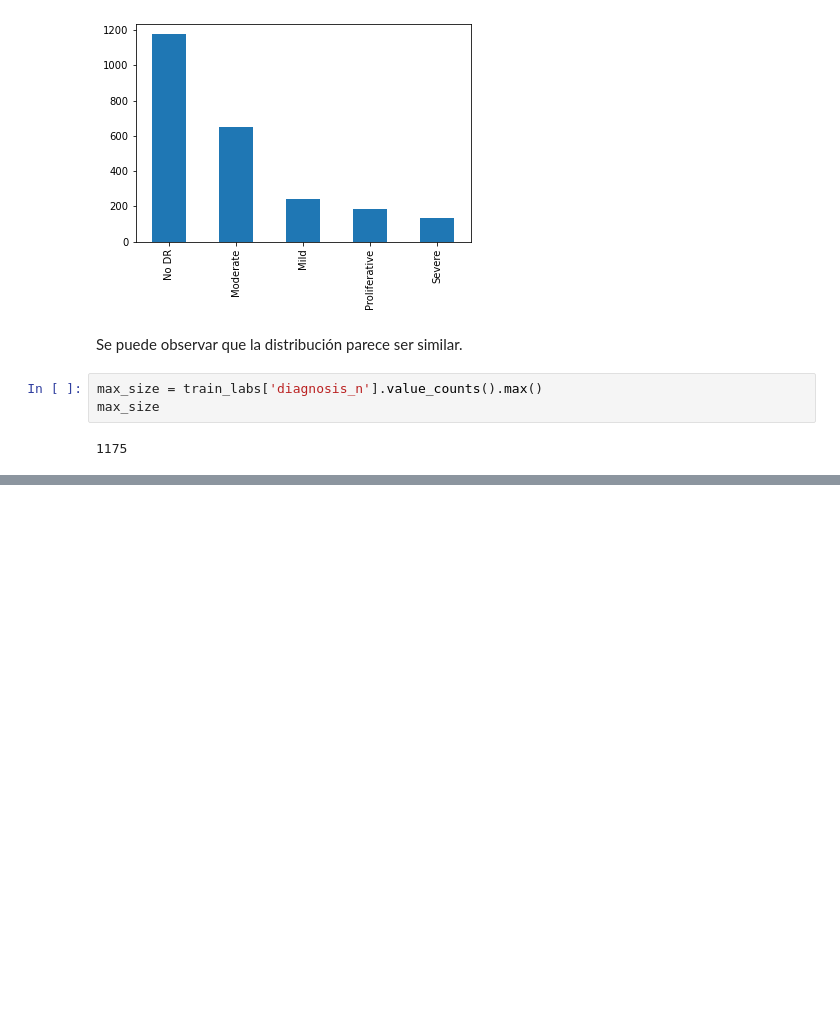
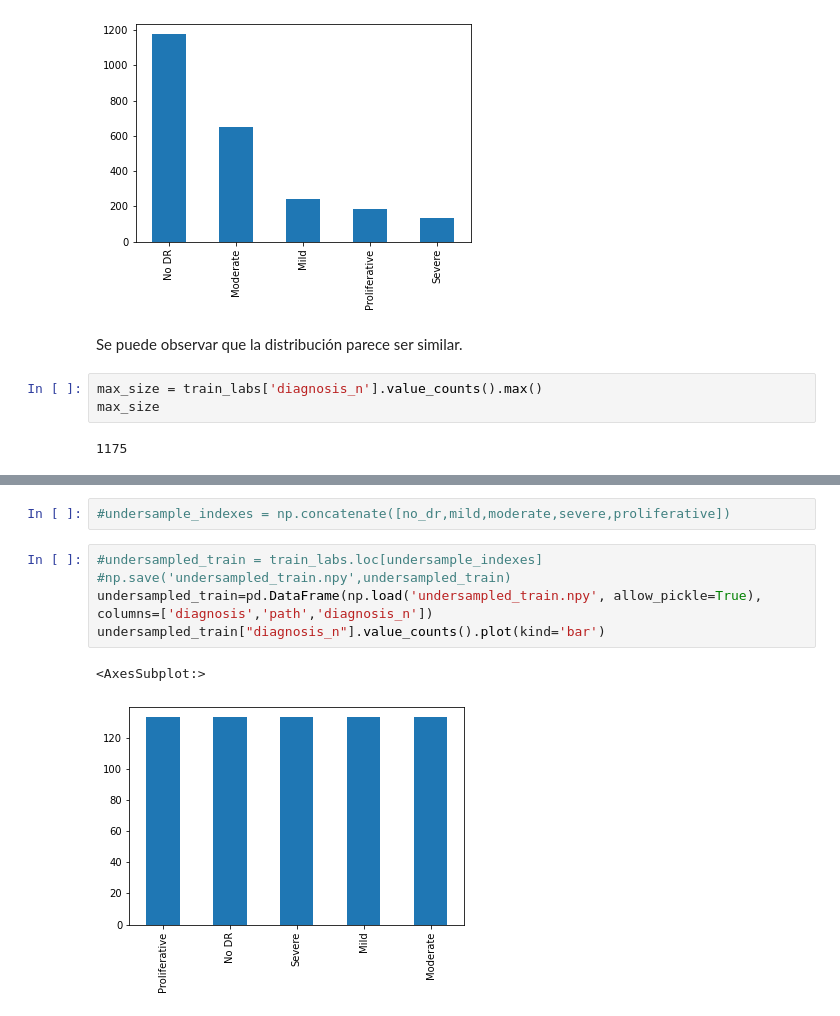
Before and after one commit to Andrea-Arguello/CNN_DR, a Jupyter notebook: Lab3.ipynb, the cells around one changed output, grey strips where cells are left out. Drawn from its saved outputs; the diff is of its cells as text; blank space fills up the shorter version.

Commit message:
Added undersampled

```diff
--- a/Lab3.ipynb
+++ b/Lab3.ipynb
@@ -169,0 +181,10 @@ balanced_train["diagnosis_n"].value_counts().plot(kind='bar')
+# %%
+#undersample_indexes = np.concatenate([no_dr,mild,moderate,severe,proliferative])
+# %%
+#undersampled_train = train_labs.loc[undersample_indexes]
+#np.save('undersampled_train.npy',undersampled_train)
+undersampled_train=pd.DataFrame(np.load('undersampled_train.npy', allow_pickle=True), columns=['diagnosis','path','diagnosis_n'])
+undersampled_train["diagnosis_n"].value_counts().plot(kind='bar')
+# %% [output]
+<AxesSubplot:>
+[figure, added]
```
Also changed, not shown: parts of 6 cells of this notebook, 1 other file.
